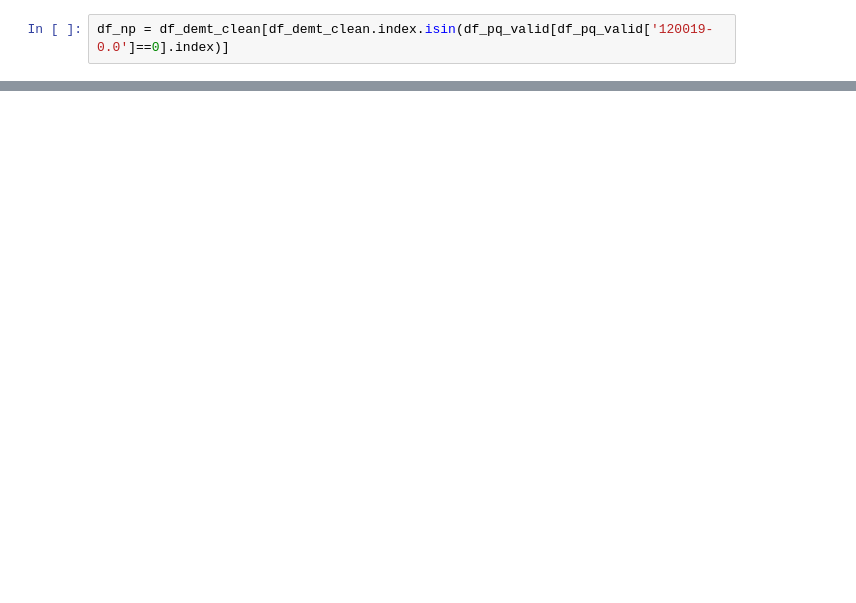
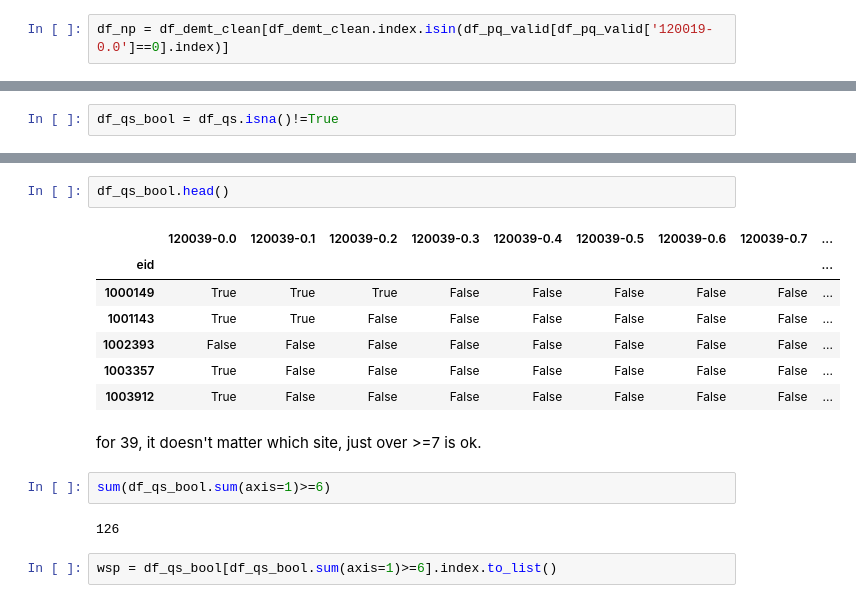
Before and after one commit to syzhang/bbk_pain, a Jupyter notebook: dev_painquestion.ipynb, the cells around one changed output, grey strips where cells are left out. Drawn from its saved outputs; the diff is of its cells as text; blank space fills up the shorter version.

```diff
--- a/dev_painquestion.ipynb
+++ b/dev_painquestion.ipynb
@@ -278,0 +375,2 @@ df_np.describe()
+# %%
+df_qs_bool = df_qs.isna()!=True
@@ -278,0 +387,18 @@ df_np.describe()
+# %%
+df_qs_bool.head()
+# %% [output]
+|  | 120039-0.0 | 120039-0.1 | 120039-0.2 | 120039-0.3 | 120039-0.4 | 120039-0.5 | 120039-0.6 | 120039-0.7 | ... |
+| eid |  |  |  |  |  |  |  |  | ... |
+| 1000149 | True | True | True | False | False | False | False | False | ... |
+| 1001143 | True | True | False | False | False | False | False | False | ... |
+| 1002393 | False | False | False | False | False | False | False | False | ... |
+| 1003357 | True | False | False | False | False | False | False | False | ... |
+| 1003912 | True | False | False | False | False | False | False | False | ... |
+# %% [markdown]
+for 39, it doesn't matter which site, just over >=7 is ok.
+# %%
+sum(df_qs_bool.sum(axis=1)>=6)
+# %% [output]
+126
+# %%
+wsp = df_qs_bool[df_qs_bool.sum(axis=1)>=6].index.to_list()
```
Also changed, not shown: parts of 23 cells of this notebook.
